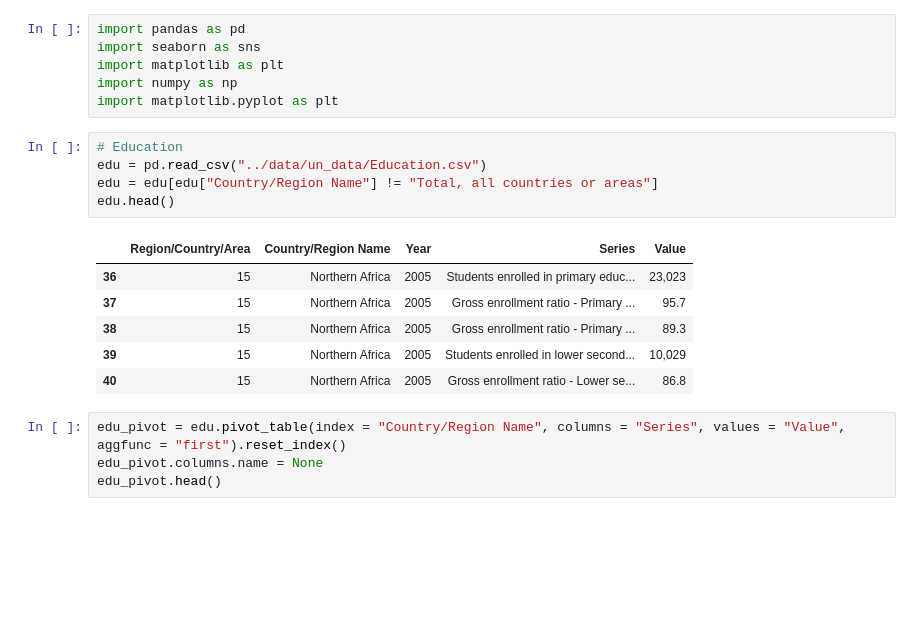
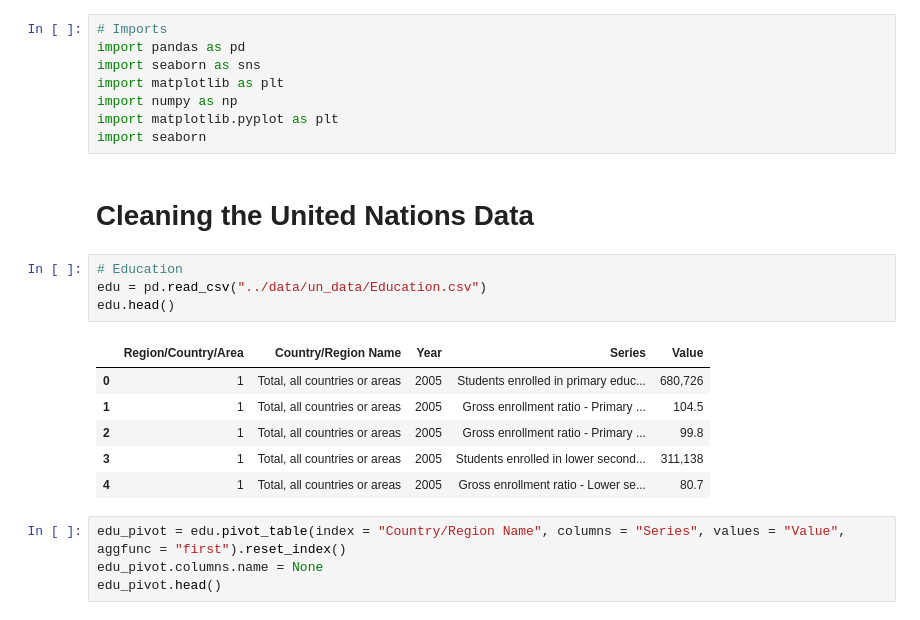
Before and after one commit to AidanMayhue/ml_3021_project, a Jupyter notebook: EDA/Cleaning.ipynb, the cells around one changed output. Drawn from its saved outputs; the diff is of its cells as text; blank space fills up the shorter version.

Commit message:
Split notebooks into Cleaning and EDA

```diff
--- a/EDA/UN-EDA.ipynb
+++ b/EDA/Cleaning.ipynb
@@ -1,21 +1,24 @@
 # %%
+# Imports
 import pandas as pd
 import seaborn as sns
 import matplotlib as plt
 import numpy as np
 import matplotlib.pyplot as plt
+import seaborn
+# %% [markdown]
+# Cleaning the United Nations Data
 # %%
 # Education
 edu = pd.read_csv("../data/un_data/Education.csv")
-edu = edu[edu["Country/Region Name"] != "Total, all countries or areas"]
 edu.head()
 # %% [output]
 |  | Region/Country/Area | Country/Region Name | Year | Series | Value |
-| 36 | 15 | Northern Africa | 2005 | Students enrolled in primary educ... | 23,023 |
-| 37 | 15 | Northern Africa | 2005 | Gross enrollment ratio - Primary ... | 95.7 |
-| 38 | 15 | Northern Africa | 2005 | Gross enrollment ratio - Primary ... | 89.3 |
-| 39 | 15 | Northern Africa | 2005 | Students enrolled in lower second... | 10,029 |
-| 40 | 15 | Northern Africa | 2005 | Gross enrollment ratio - Lower se... | 86.8 |
+| 0 | 1 | Total, all countries or areas | 2005 | Students enrolled in primary educ... | 680,726 |
+| 1 | 1 | Total, all countries or areas | 2005 | Gross enrollment ratio - Primary ... | 104.5 |
+| 2 | 1 | Total, all countries or areas | 2005 | Gross enrollment ratio - Primary ... | 99.8 |
+| 3 | 1 | Total, all countries or areas | 2005 | Students enrolled in lower second... | 311,138 |
+| 4 | 1 | Total, all countries or areas | 2005 | Gross enrollment ratio - Lower se... | 80.7 |
 # %%
 edu_pivot = edu.pivot_table(index = "Country/Region Name", columns = "Series", values = "Value", aggfunc = "first").reset_index()
 edu_pivot.columns.name = None
```
Also changed, not shown: parts of 20 cells of this notebook, 3 other files.
